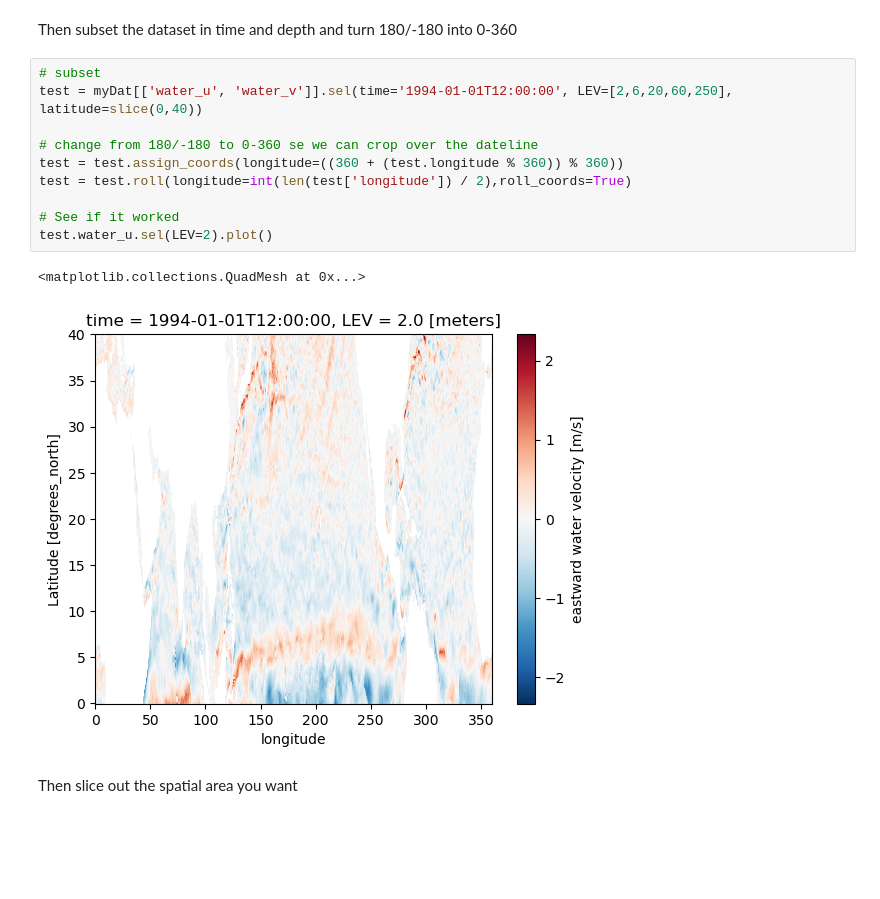
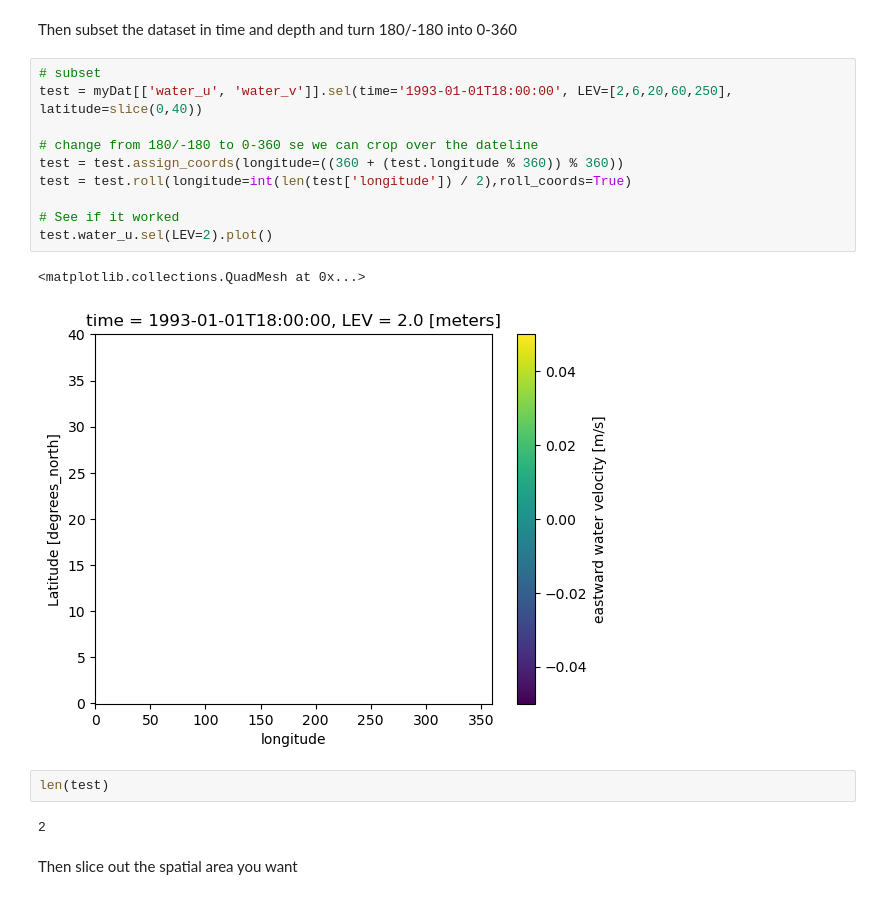
Before and after one commit to taylorely/LarvalTransportWithHawaii, a Jupyter notebook: HYCOMdownload_ForTaylor.ipynb, the cells around one changed output. Saved outputs shown, nothing was run; the diff lists cells and outputs as text; blank space fills up the shorter version.

```diff
--- a/HYCOMdownload_ForTaylor.ipynb
+++ b/HYCOMdownload_ForTaylor.ipynb
@@ -37,17 +37,21 @@ Data variables:
 Then subset the dataset in time and depth and turn 180/-180 into 0-360
 # %%
 # subset
-test = myDat[['water_u', 'water_v']].sel(time='1994-01-01T12:00:00', LEV=[2,6,20,60,250], latitude=slice(0,40))
+test = myDat[['water_u', 'water_v']].sel(time='1993-01-01T18:00:00', LEV=[2,6,20,60,250], latitude=slice(0,40))
 
 # change from 180/-180 to 0-360 se we can crop over the dateline
 test = test.assign_coords(longitude=((360 + (test.longitude % 360)) % 360))
 test = test.roll(longitude=int(len(test['longitude']) / 2),roll_coords=True)
 
 # See if it worked
 test.water_u.sel(LEV=2).plot()
 # %% [output]
 <matplotlib.collections.QuadMesh at 0x...>
-[figure, old version]
+[figure, new version]
+# %%
+len(test)
+# %% [output]
+2
 # %% [markdown]
 Then slice out the spatial area you want
 # %%
```
